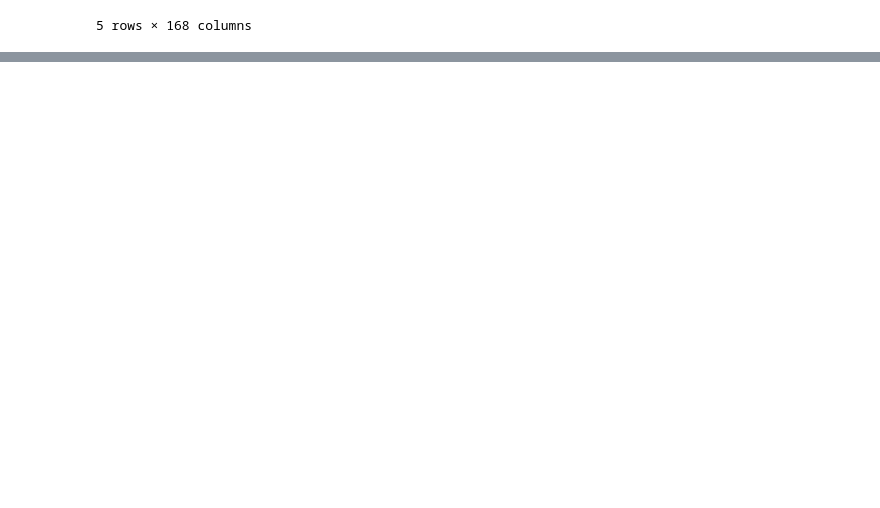
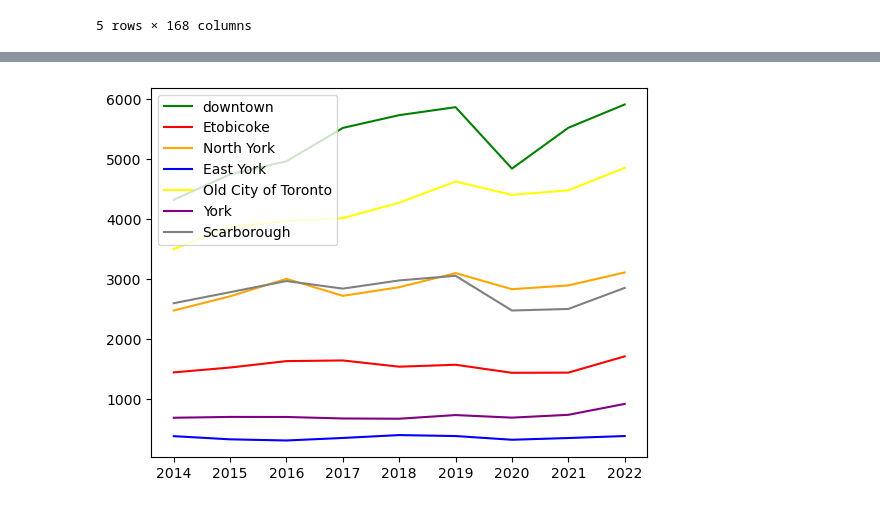
Before and after one commit to C-Moore00/project-1-group-3, a Jupyter notebook: Toronto_crime_with_cvs.ipynb, the cells around one changed output, grey strips where cells are left out. Saved outputs shown, nothing was run; the diff lists cells and outputs as text; code cells hidden in the pictures; blank space fills up the shorter version.

Commit message:
Started on charts

```diff
--- a/Toronto_crime_with_cvs.ipynb
+++ b/Toronto_crime_with_cvs.ipynb
@@ -24,7 +25,7 @@ toronto_df.head()
 # Using https://en.wikipedia.org/wiki/List_of_neighbourhoods_in_Toronto#East_End to help with the numbers
 #https://stackoverflow.com/questions/19226488/change-one-value-based-on-another-value-in-pandas as a source
 toronto_df.loc[(toronto_df.HOOD_ID >0) & (toronto_df.HOOD_ID <22),['Districts']] = "Etobicoke"
-toronto_df.loc[(toronto_df.HOOD_ID >21) & (toronto_df.HOOD_ID <54),['Districts']] = "North York"
+toronto_df.loc[(toronto_df.HOOD_ID >23) & (toronto_df.HOOD_ID <54),['Districts']] = "North York"
 toronto_df.loc[(toronto_df.HOOD_ID >55) & (toronto_df.HOOD_ID <62),['Districts']] = "East York"
 toronto_df.loc[(toronto_df.HOOD_ID >63) & (toronto_df.HOOD_ID <106),['Districts']] = "Old City of Toronto"
 toronto_df.loc[(toronto_df.HOOD_ID >107) & (toronto_df.HOOD_ID <116),['Districts']] = "York"
@@ -61,3 +73,26 @@ See the caveats in the documentation: https://pandas.pydata.org/pandas-docs/stab
+# %%
+#To graph the data
+year_ass= [2014,2015,2016,2017,2018,2019,2020,2021,2022]
+dis_downtown = final_ass.loc["Downtown"]
+dis_etob = final_ass.loc["Etobicoke"]
+dis_north = final_ass.loc["North York"]
+dis_east= final_ass.loc["East York"]
+dis_old = final_ass.loc["Old City of Toronto"]
+dis_york = final_ass.loc["York"]
+dis_scar = final_ass.loc["Scarborough"]
+
+plt.plot( year_ass,dis_downtown, color="green", label="Downtown")
+plt.plot( year_ass,dis_etob, color="red", label="Etobicoke")
+plt.plot( year_ass,dis_north, color="orange", label="North York")
+plt.plot( year_ass,dis_east, color="blue", label="East York")
+plt.plot( year_ass,dis_old, color="yellow", label="Old City of Toronto")
+plt.plot( year_ass,dis_york, color="purple", label="York")
+plt.plot( year_ass,dis_scar, color="grey", label="Scarborough")
+plt.legend(loc="best")
+
+plt.show()
+# %% [output]
+[figure, added]
 # %%
 #auto thefts in the area
 toronto_auto = toronto_df[["AREA_NAME",
```
Also changed, not shown: parts of 4 cells of this notebook.
